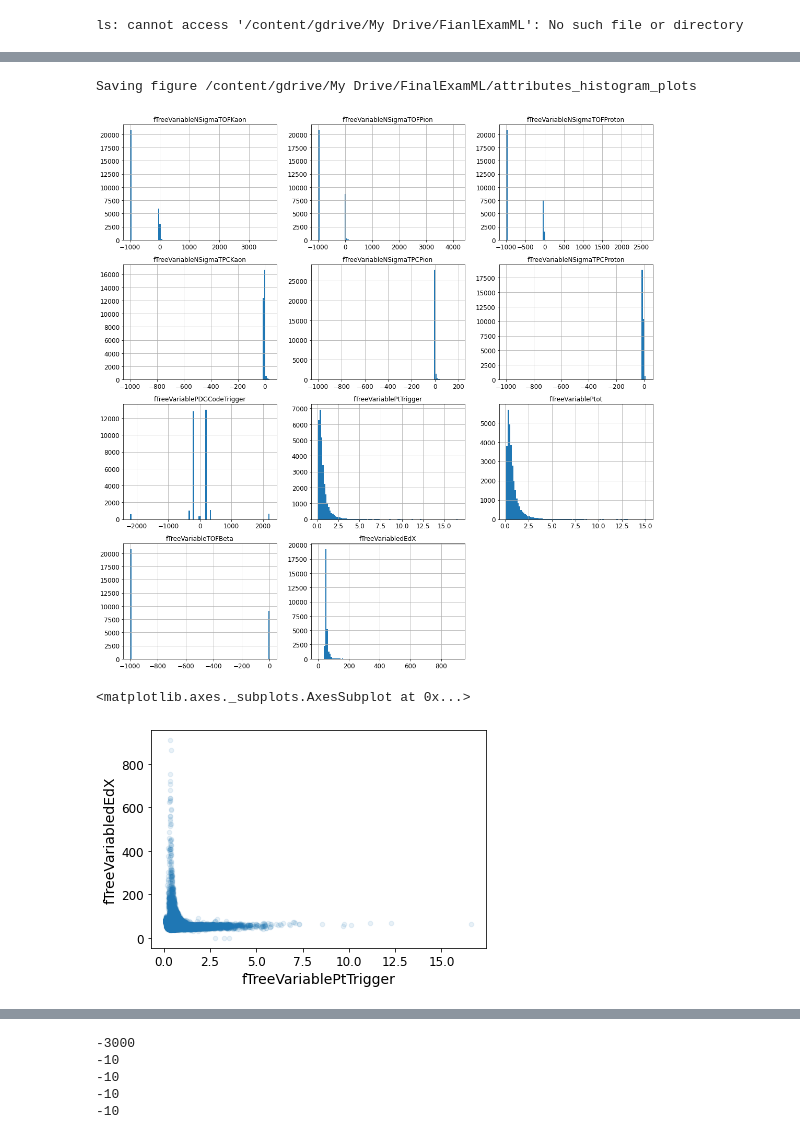
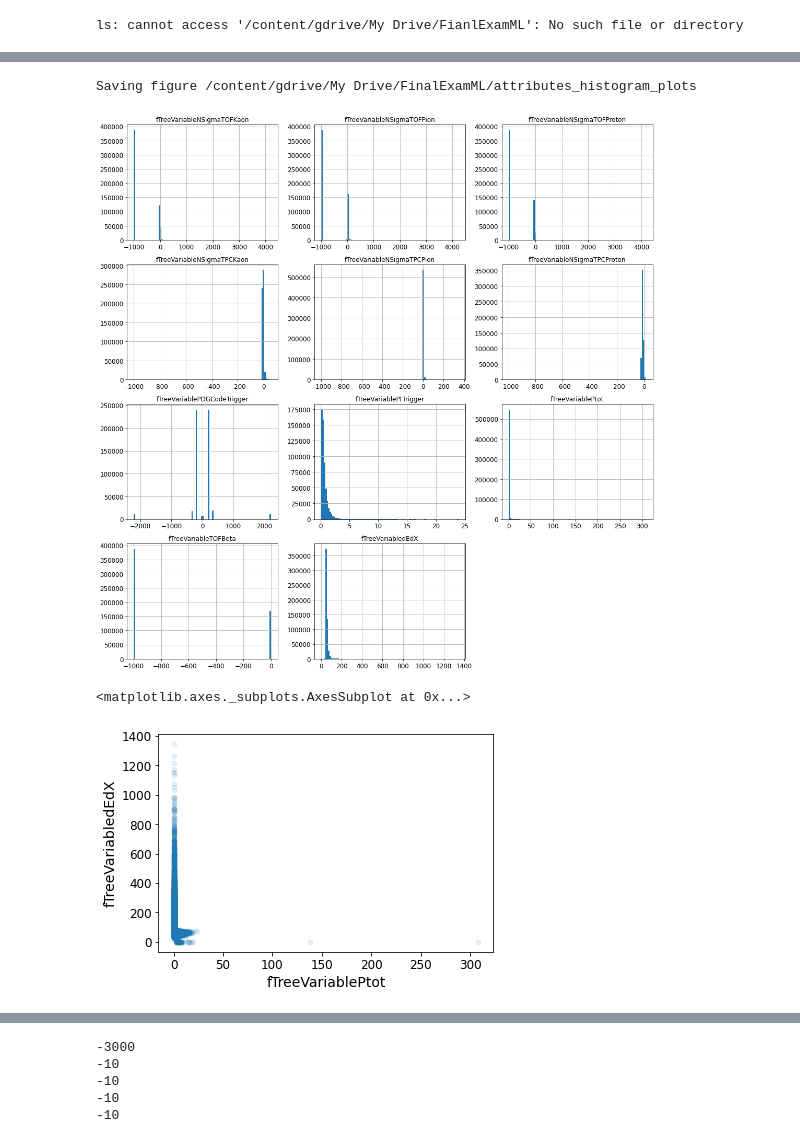
Before and after one commit to ChiaraDeMartin95/ciao, a Jupyter notebook: PionIDwithML.ipynb, the cells around one changed output, grey strips where cells are left out. Saved outputs shown, nothing was run; the diff lists cells and outputs as text; code cells hidden in the pictures.

```diff
--- a/PionIDwithML.ipynb
+++ b/PionIDwithML.ipynb
@@ -68,5 +64,6 @@ Successfully installed awkward-0.12.22 uproot-3.11.7 uproot-methods-0.7.4
 # %%
 import uproot
 # %%
-filePion=uproot.open("/content/gdrive/My Drive/AnalysisResultsPionsMC.root")
+#filePion=uproot.open("/content/gdrive/My Drive/AnalysisResultsPionsMC.root")
 #filePion=uproot.open("/content/gdrive/My Drive/AnalysisResults2018f1_extra_Pions_5runs.root")
+filePion=uproot.open("/content/gdrive/My Drive/AnalysisResults2018f1_extra_500000Entries.root")
@@ -237,10 +171,10 @@ save_fig("/content/gdrive/My Drive/FinalExamML/attributes_histogram_plots")
 plt.show()
 # %% [output]
 Saving figure /content/gdrive/My Drive/FinalExamML/attributes_histogram_plots
-[figure, old version]
+[figure, new version]
 # %%
-PandaPionDF.plot(kind="scatter", x="fTreeVariablePtTrigger", y="fTreeVariabledEdX", alpha=0.1)
+PandaPionDF.plot(kind="scatter", x="fTreeVariablePtot", y="fTreeVariabledEdX", alpha=0.1)
 # %% [output]
 <matplotlib.axes._subplots.AxesSubplot at 0x...>
-[figure, old version]
+[figure, new version]
 # %%
```
Also changed, not shown: parts of 139 cells of this notebook.
